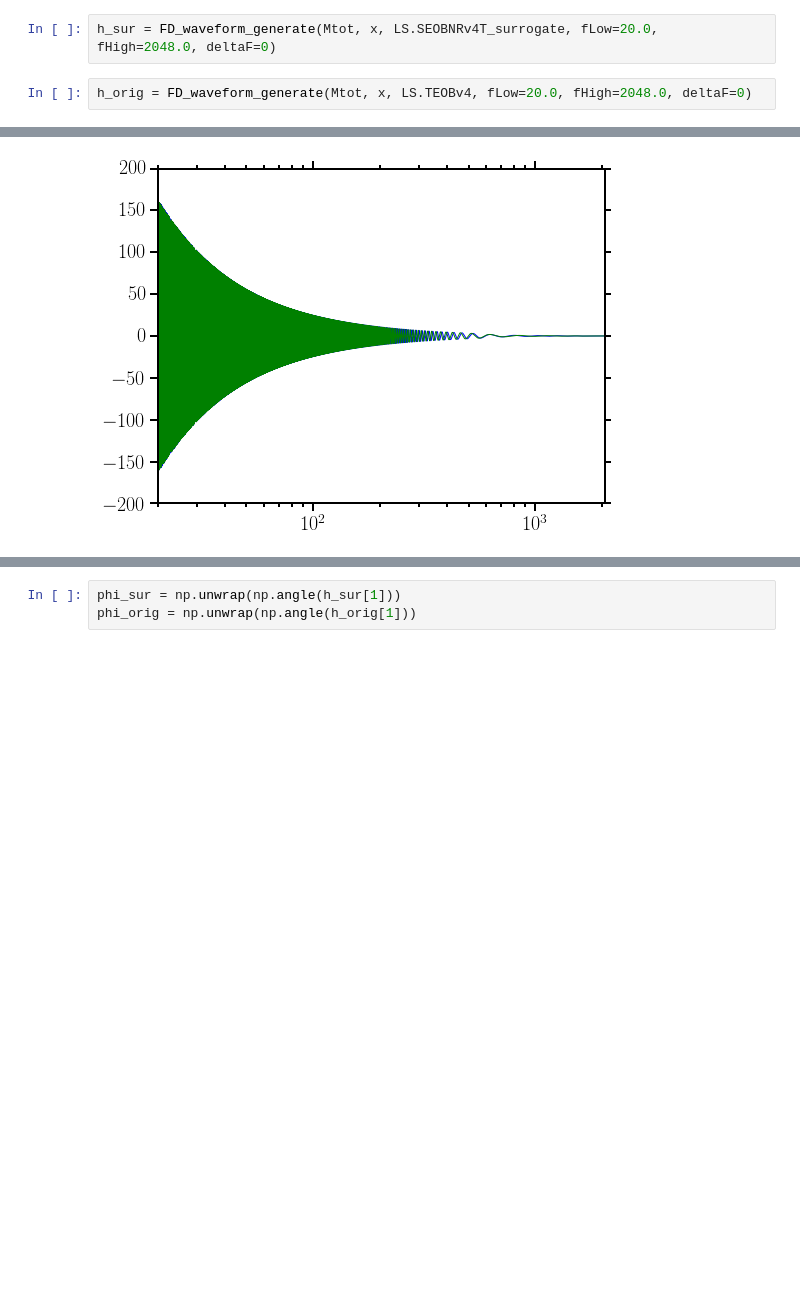
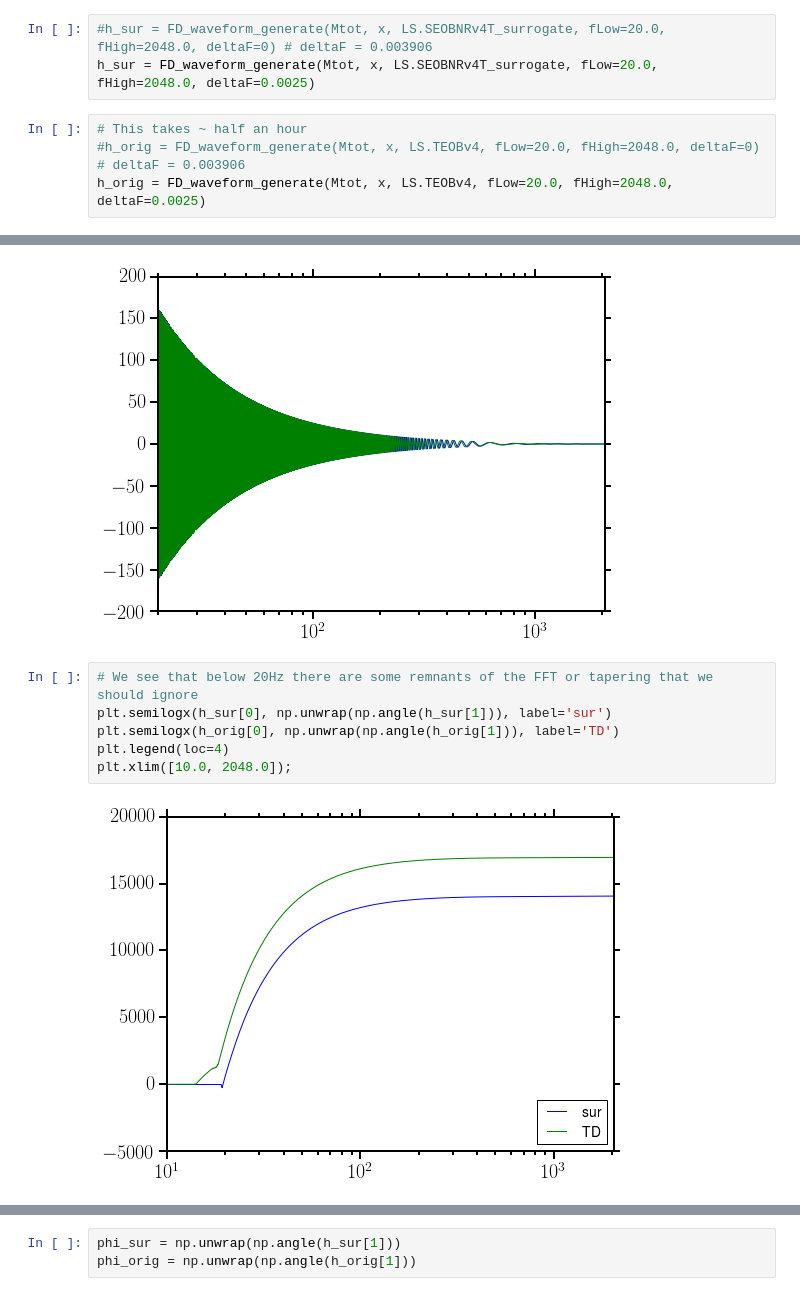
Before and after one commit to benjaminlackey/gpsurrogate, a Jupyter notebook: src/TEOB-LAL-implementation/LalsuiteSurrogate_MP.ipynb, the cells around one changed output, grey strips where cells are left out. Drawn from its saved outputs; the diff is of its cells as text; blank space fills up the shorter version.

```diff
--- a/src/TEOB-LAL-implementation/LalsuiteSurrogate_MP.ipynb
+++ b/src/TEOB-LAL-implementation/LalsuiteSurrogate_MP.ipynb
@@ -2528,5 +2541,8 @@ x = np.array([1.0/1.5, 0.35, 0.32, 5000.0, 5000.0])
 # %%
-h_sur = FD_waveform_generate(Mtot, x, LS.SEOBNRv4T_surrogate, fLow=20.0, fHigh=2048.0, deltaF=0)
+#h_sur = FD_waveform_generate(Mtot, x, LS.SEOBNRv4T_surrogate, fLow=20.0, fHigh=2048.0, deltaF=0) # deltaF = 0.003906
+h_sur = FD_waveform_generate(Mtot, x, LS.SEOBNRv4T_surrogate, fLow=20.0, fHigh=2048.0, deltaF=0.0025)
 # %%
-h_orig = FD_waveform_generate(Mtot, x, LS.TEOBv4, fLow=20.0, fHigh=2048.0, deltaF=0)
+# This takes ~ half an hour
+#h_orig = FD_waveform_generate(Mtot, x, LS.TEOBv4, fLow=20.0, fHigh=2048.0, deltaF=0) # deltaF = 0.003906
+h_orig = FD_waveform_generate(Mtot, x, LS.TEOBv4, fLow=20.0, fHigh=2048.0, deltaF=0.0025)
 # %%
@@ -2554,3 +2566,11 @@ plt.semilogx(h_orig[0], h_orig[1])
 plt.xlim([20.0, 2048.0]);
 # %% [output]
 [figure]
+# %%
+# We see that below 20Hz there are some remnants of the FFT or tapering that we should ignore
+plt.semilogx(h_sur[0], np.unwrap(np.angle(h_sur[1])), label='sur')
+plt.semilogx(h_orig[0], np.unwrap(np.angle(h_orig[1])), label='TD')
+plt.legend(loc=4)
+plt.xlim([10.0, 2048.0]);
+# %% [output]
+[figure, added]
```
Also changed, not shown: parts of 49 cells of this notebook.
